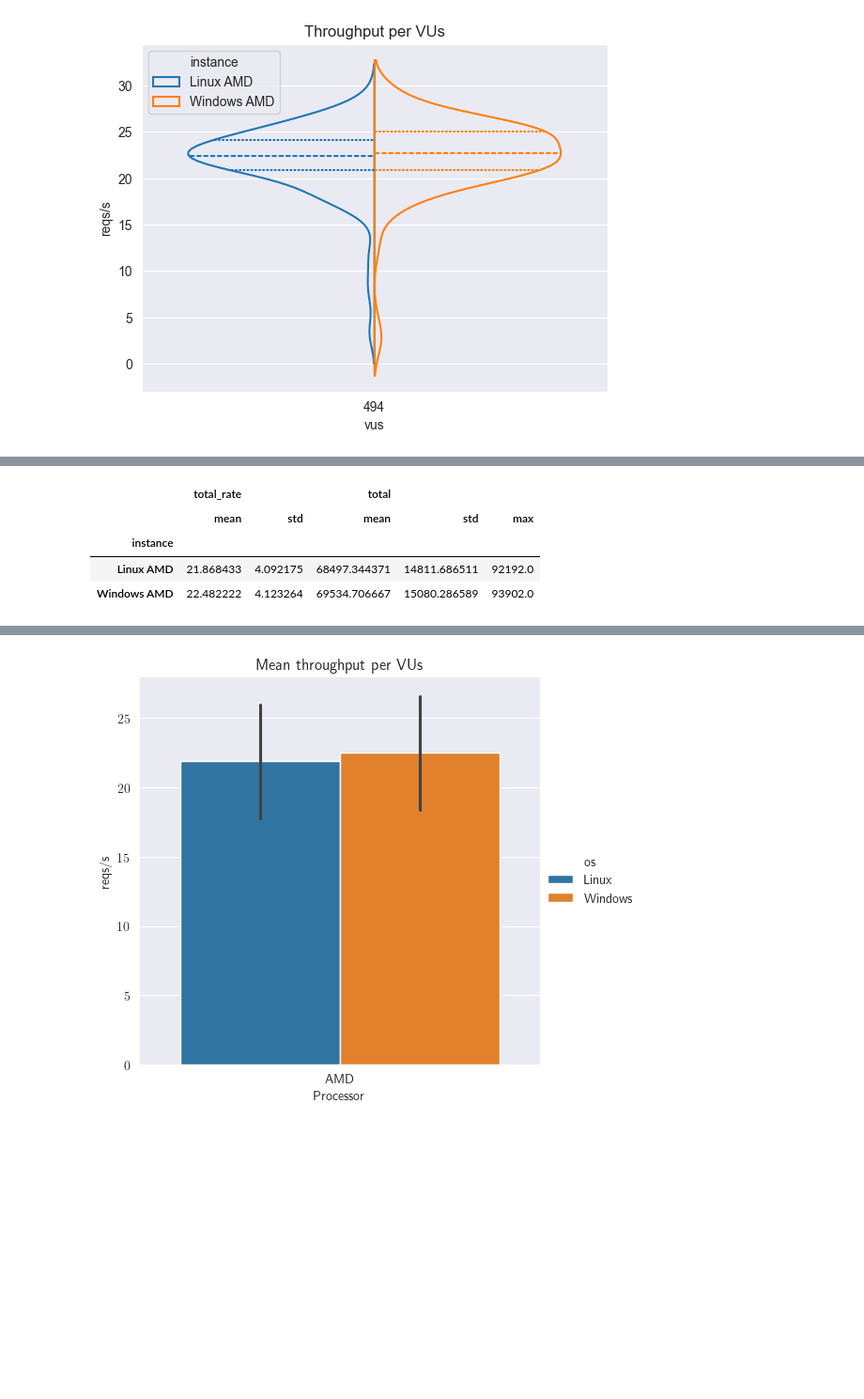
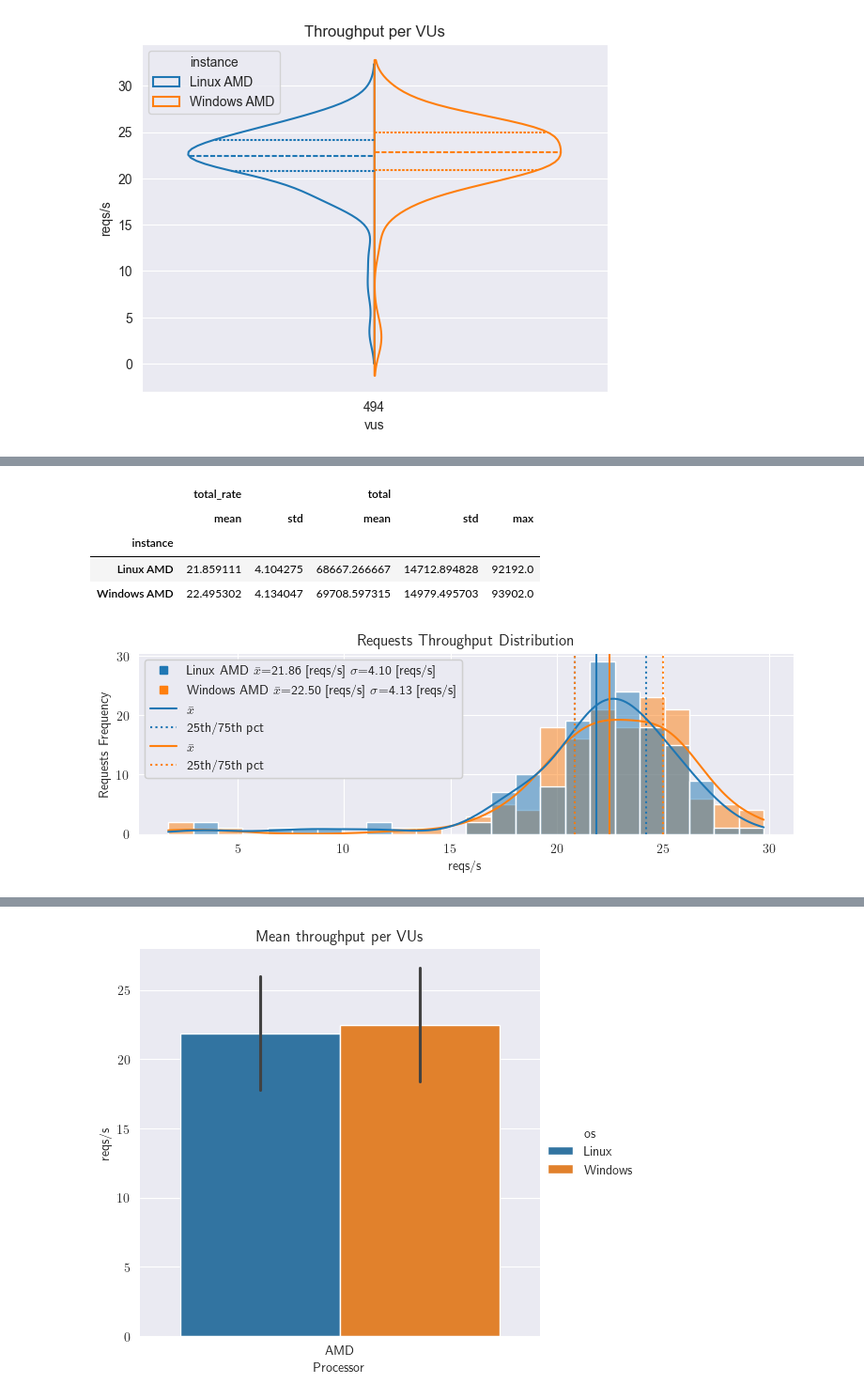
Before and after one commit to epicor-yasuomaidana/metrics-analysis, a Jupyter notebook: Quick Comparison.ipynb, the cells around one changed output, grey strips where cells are left out. Shown: that part at 94% size. Cells and saved outputs as stored; diff of their text form; code cells hidden in the pictures; blank space fills up the shorter version.

Commit message:
Finishing iterations

```diff
--- a/Quick Comparison.ipynb
+++ b/Quick Comparison.ipynb
@@ -71,0 +65,7 @@ total_requests = merge_dashboards(data_, "Total Requests per Scenario", load_req
+# %%
+def filter_wrong_totals(df: pd.DataFrame, total_column="total", grouper_column="instance") -> pd.DataFrame:
+    result = []
+    for _, column_group in df.groupby(grouper_column):
+        filtered = column_group[column_group[total_column].diff() >= 0]
+        result.append(filtered)
+    return pd.concat(result)
@@ -72 +138,6 @@ total_requests = merge_dashboards(data_, "Total Requests per Scenario", load_req
+# %%
+framed = cut_by_window(total_requests, "20m", "40m")
+framed = filter_wrong_totals(framed, "total", "instance")
+total_iterations = cut_by_window(total_iterations, "20m", "40m")
+total_iterations = filter_wrong_totals(total_iterations)
 # %%
@@ -105,3 +145,0 @@ total_requests = merge_dashboards(data_, "Total Requests per Scenario", load_req
-# %%
-framed = cut_by_window(total_requests, "20m", "40m")
-framed = framed[framed["total_rate"] >= 0]
@@ -319,8 +165,15 @@ plot_throughput_hist(
 # %%
+plot_throughput_hist(
+    x_col="total_rate",
+    df=framed,
+    unit=r"{reqs/s}",
+    ylabel="Requests Frequency",
+    title="Requests Throughput Distribution")
 framed.groupby("instance").agg({"total_rate": ['mean', 'std'], "total": ['mean', 'std', "max"]})
 # %% [output]
 |  | total_rate |  | total |  |  |
 |  | mean | std | mean | std | max |
 | instance |  |  |  |  |  |
-| Linux AMD | 21.868433 | 4.092175 | 68497.344371 | 14811.686511 | 92192.0 |
-| Windows AMD | 22.482222 | 4.123264 | 69534.706667 | 15080.286589 | 93902.0 |
+| Linux AMD | 21.859111 | 4.104275 | 68667.266667 | 14712.894828 | 92192.0 |
+| Windows AMD | 22.495302 | 4.134047 | 69708.597315 | 14979.495703 | 93902.0 |
+[figure, added]
```
Also changed, not shown: parts of 25 cells of this notebook.
